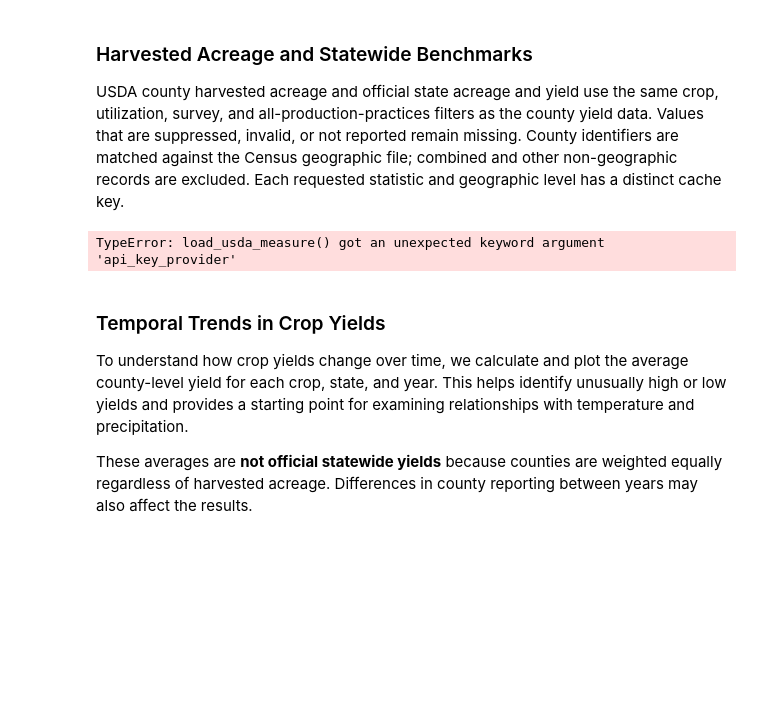
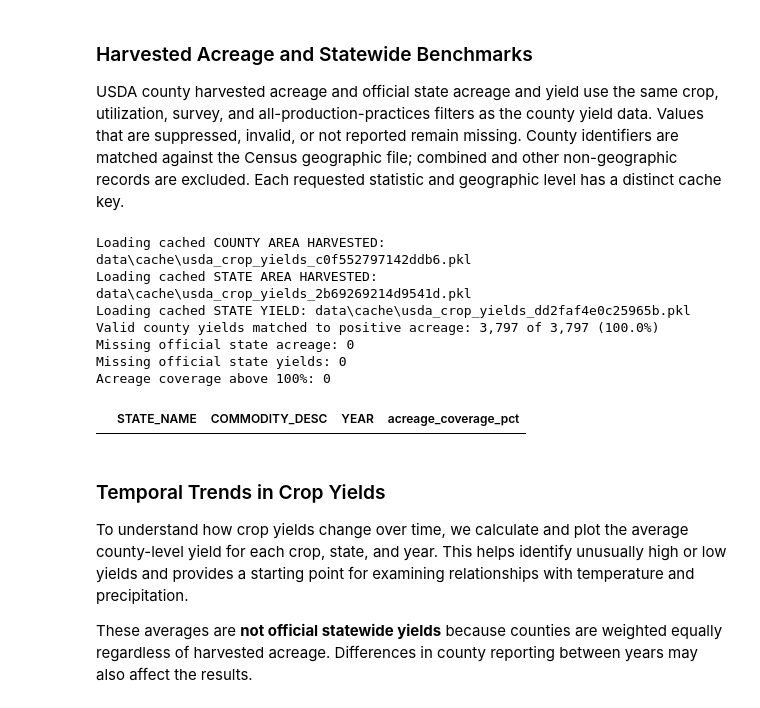
Before and after one commit to transCoderJen/agricultural-climate-analysis, a Jupyter notebook: 01_USDA_Crop_Data_Exploration.ipynb, the cells around one changed output. Drawn from its saved outputs; the diff is of its cells as text; code cells hidden in the pictures; blank space fills up the shorter version.

Commit message:
fix error in loading data

```diff
--- a/01_USDA_Crop_Data_Exploration.ipynb
+++ b/01_USDA_Crop_Data_Exploration.ipynb
@@ -833,23 +833,33 @@ plt.show()
 
 USDA county harvested acreage and official state acreage and yield use the same crop, utilization, survey, and all-production-practices filters as the county yield data. Values that are suppressed, invalid, or not reported remain missing. County identifiers are matched against the Census geographic file; combined and other non-geographic records are excluded. Each requested statistic and geographic level has a distinct cache key.
 # %%
+import importlib
+import usda_phase1
+importlib.reload(usda_phase1)  # Pick up changes made since the kernel started
 from usda_phase1 import geographic_counties, load_usda_measure, build_analysis
 
 phase1_geo = geographic_counties(STUDY_CONFIG)
 county_acreage_raw = load_usda_measure(STUDY_CONFIG, NASS_API_KEY, "AREA HARVESTED", "COUNTY", "ACRES", get_usda_cache_path, api_key_provider=get_nass_api_key)
 state_acreage_raw = load_usda_measure(STUDY_CONFIG, NASS_API_KEY, "AREA HARVESTED", "STATE", "ACRES", get_usda_cache_path, api_key_provider=get_nass_api_key)
 state_yield_raw = load_usda_measure(STUDY_CONFIG, NASS_API_KEY, "YIELD", "STATE", "BU / ACRE", get_usda_cache_path, api_key_provider=get_nass_api_key)
 county_grid, phase1_annual, phase1_yield, phase1_acres, phase1_state_acres, phase1_state_yield = build_analysis(
     STUDY_CONFIG, phase1_geo, crop_df, county_acreage_raw, state_acreage_raw, state_yield_raw)
 valid_yields = county_grid["YIELD_NUM"].notna().sum()
 matched = county_grid["PAIRED"].sum()
 print(f"Valid county yields matched to positive acreage: {matched:,} of {valid_yields:,} ({100 * matched / valid_yields:.1f}%)" if valid_yields else "No valid county yields.")
 print("Missing official state acreage:", phase1_annual["STATE_ACRES"].isna().sum())
 print("Missing official state yields:", phase1_annual["STATE_YIELD"].isna().sum())
 print("Acreage coverage above 100%:", phase1_annual["acreage_over_100"].sum())
 display(phase1_annual.loc[phase1_annual["acreage_over_100"], ["STATE_NAME", "COMMODITY_DESC", "YEAR", "acreage_coverage_pct"]])
 # %% [output]
-TypeError: load_usda_measure() got an unexpected keyword argument 'api_key_provider'
+Loading cached COUNTY AREA HARVESTED: data\cache\usda_crop_yields_c0f552797142ddb6.pkl
+Loading cached STATE AREA HARVESTED: data\cache\usda_crop_yields_2b69269214d9541d.pkl
+Loading cached STATE YIELD: data\cache\usda_crop_yields_dd2faf4e0c25965b.pkl
+Valid county yields matched to positive acreage: 3,797 of 3,797 (100.0%)
+Missing official state acreage: 0
+Missing official state yields: 0
+Acreage coverage above 100%: 0
+|  | STATE_NAME | COMMODITY_DESC | YEAR | acreage_coverage_pct |
 # %% [markdown]
 ### Temporal Trends in Crop Yields
 
```
Also changed, not shown: parts of 1 cell of this notebook.
